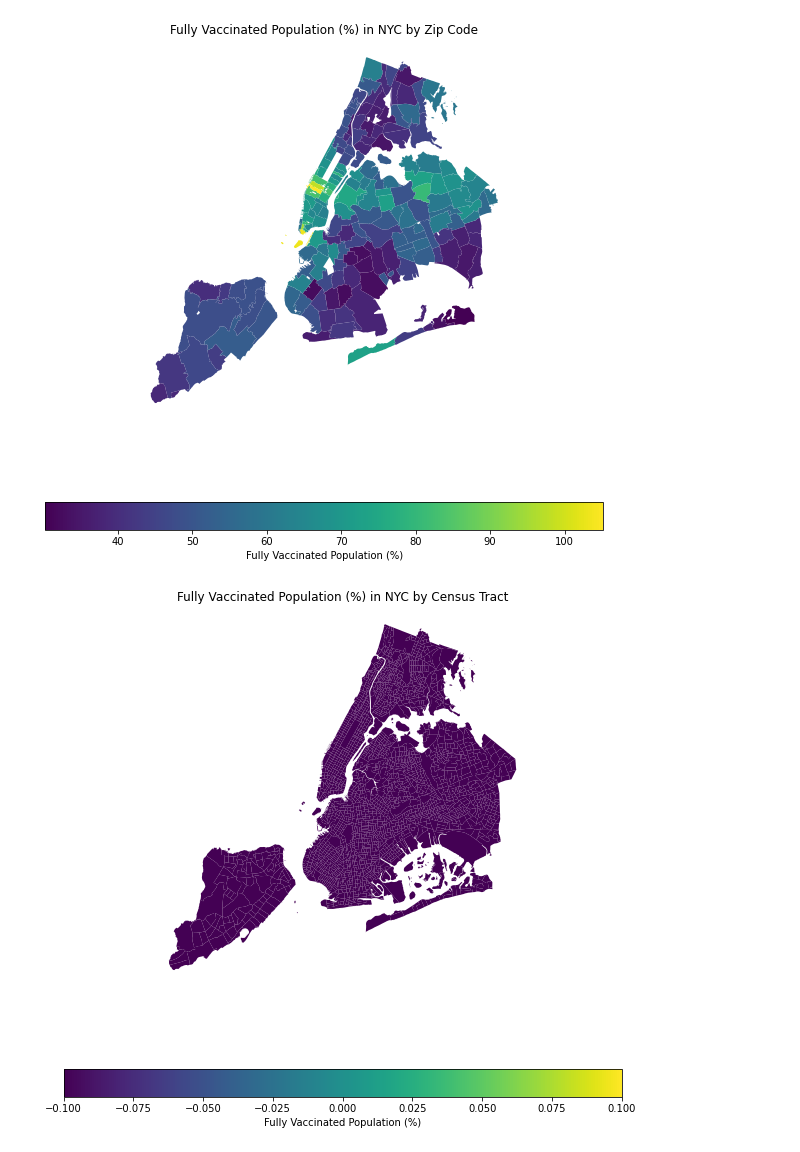
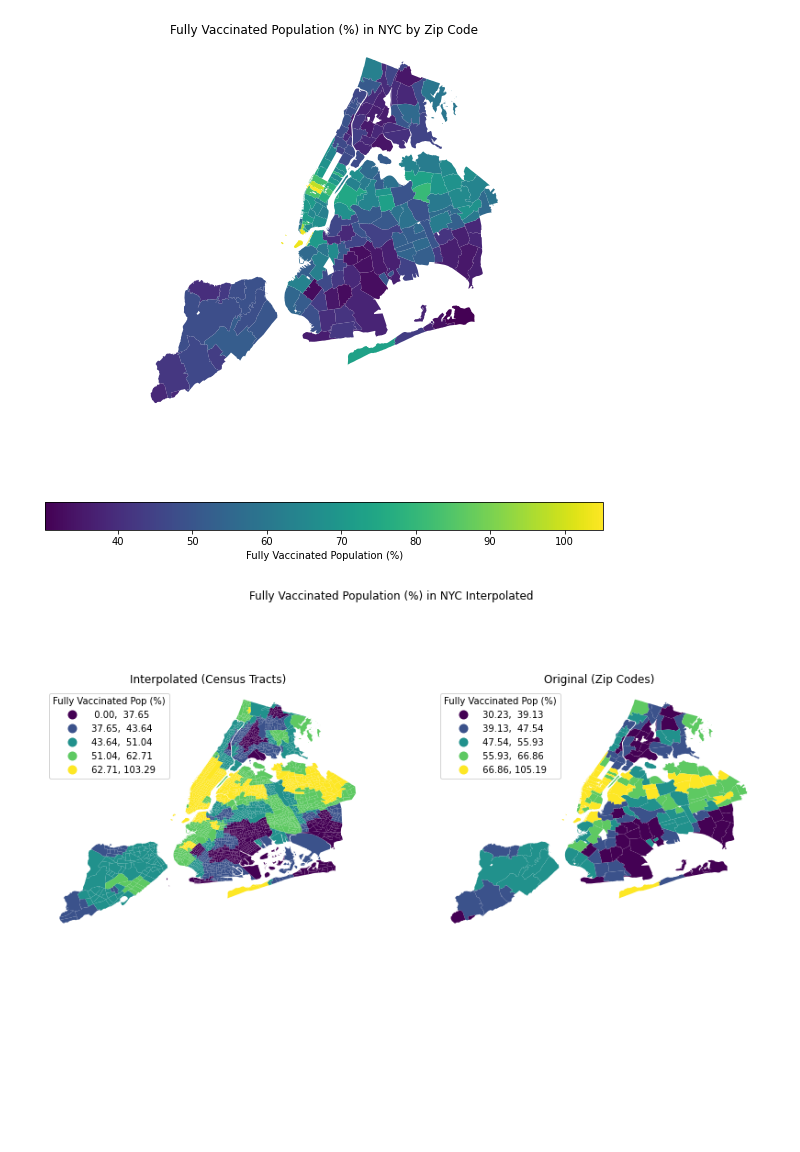
Before and after one commit to westerleyy/fidap, a Jupyter notebook: Interpolating.ipynb, the cells around one changed output. Cells and saved outputs as stored; diff of their text form; code cells hidden in the pictures; blank space fills up the shorter version.

```diff
--- a/Interpolating.ipynb
+++ b/Interpolating.ipynb
@@ -23,4 +23,4 @@ nyc_vax_df = pd.read_csv(nyc_covid_vaccination_url)
 nyc_vax_df.head(n=5)
 
 ## nyc vax df for 2 shots
-nyc_2vax = nyc_vax_df.copy().loc[:,['MODZCTA', 'PERC_FULLY']]
+nyc_2vax = nyc_vax_df.copy().loc[:,['MODZCTA', 'PERC_FULLY', 'POP_DENOMINATOR']]
@@ -71,25 +64,35 @@ plt.show()
 ### """)
 
 
-
 # converting to geodataframe and ensuring similar crs
-# nyc_census_boundaries['tract_geom'] = nyc_census_boundaries['tract_geom'].apply(wkt.loads)
-nyc_census_boundaries = gpd.read_file("./nyc_census_tracts_wo_water/geo_export_0ca1f0a1-f242-497a-9f86-91b88fc18647.shp")
-nyc_census_boundaries = nyc_census_boundaries.to_crs(nyc_boundaries_2vax.crs)
+nyc_census_boundaries = pd.read_csv('./nyc_census_tracts_wo_water/nyct2010.csv')
+nyc_census_boundaries['the_geom'] = nyc_census_boundaries['the_geom'].apply(wkt.loads)
+nyc_census_boundaries = gpd.GeoDataFrame(nyc_census_boundaries, geometry='the_geom', crs = 'epsg:3857')
+nyc_census_boundaries = nyc_census_boundaries.rename(columns = {'the_geom':'geometry'})
 # %%
+# interpolate
 nyc_2vax_interpolate = tobler.area_weighted.area_interpolate(source_df = nyc_boundaries_2vax,
                                                             target_df = nyc_census_boundaries,
-                                                            extensive_variables = ['PERC_FULLY'])
+                                                            intensive_variables = ['PERC_FULLY'])
 # %%
 # plotting
-f2, ax2 = plt.subplots(figsize = (10,10))
-nyc_2vax_interpolate.plot(ax = ax2, column = 'PERC_FULLY', legend = True,
-                        legend_kwds = {
-                            'label': 'Fully Vaccinated Population (%)',
-                            'orientation': 'horizontal'
-                        })
-ax2.set_axis_off()
-ax2.set_title("Fully Vaccinated Population (%) in NYC by Census Tract")
+f2, ax2 = plt.subplots(1,2, figsize = (14,7))
+nyc_2vax_interpolate.plot(ax = ax2[0], column = 'PERC_FULLY', scheme = 'quantiles',
+                          legend = True, legend_kwds = {
+                              'loc': 2,
+                              'title': 'Fully Vaccinated Pop (%)'
+                          }
+                          )
+nyc_boundaries_2vax.plot(ax = ax2[1], column = 'PERC_FULLY', scheme = 'quantiles',
+                         legend = True, legend_kwds = {
+                              'loc': 2,
+                              'title': 'Fully Vaccinated Pop (%)'
+                          })
+ax2[0].set_title("Interpolated (Census Tracts)")
+ax2[1].set_title("Original (Zip Codes)")
+for ax in ax2:
+    ax.set_axis_off()
+f2.suptitle("Fully Vaccinated Population (%) in NYC Interpolated")
 plt.show()
 # %% [output]
-[figure, old version]
+[figure, new version]
```
Also changed, not shown: parts of 1 cell of this notebook, 2 other files.
